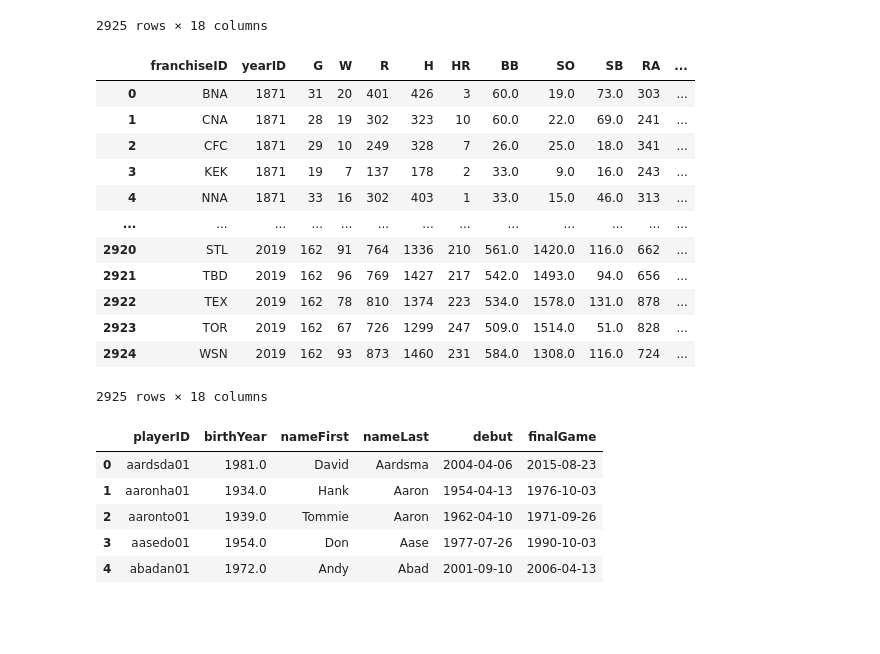
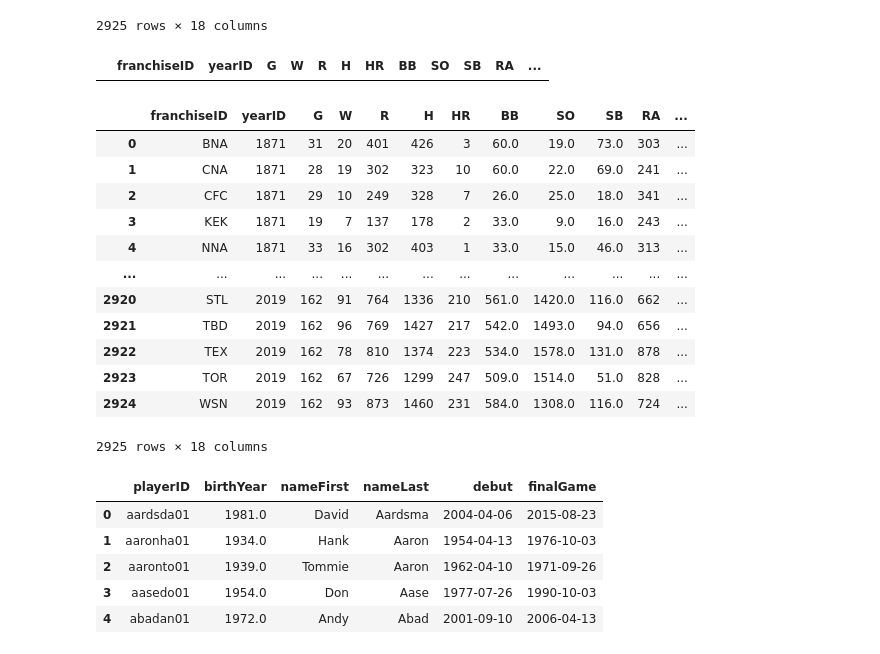
Before and after one commit to abasaltr/Baseball_Learning, a Jupyter notebook: baseball-v1/sandbox/nick/DBSetup_ra2.ipynb, the cells around one changed output. Cells and saved outputs as stored; diff of their text form; code cells hidden in the pictures; blank space fills up the shorter version.

```diff
--- a/baseball-v1/sandbox/nick/DBSetup_ra2.ipynb
+++ b/baseball-v1/sandbox/nick/DBSetup_ra2.ipynb
@@ -126,22 +126,25 @@ team_statsDF
 2925 rows × 18 columns
 # %%
 team_statsDF2 = team_statsDF.fillna(0)
-team_statsDF2[pd.isnull(team_statsDF).any(axis=1)]
-team_statsDF2
+team_statsDF2[pd.isnull(team_statsDF2).any(axis=1)]
 # %% [output]
 |  | franchiseID | yearID | G | W | R | H | HR | BB | SO | SB | RA | ... |
-| 0 | BNA | 1871 | 31 | 20 | 401 | 426 | 3 | 60.0 | 19.0 | 73.0 | 303 | ... |
-| 1 | CNA | 1871 | 28 | 19 | 302 | 323 | 10 | 60.0 | 22.0 | 69.0 | 241 | ... |
-| 2 | CFC | 1871 | 29 | 10 | 249 | 328 | 7 | 26.0 | 25.0 | 18.0 | 341 | ... |
-| 3 | KEK | 1871 | 19 | 7 | 137 | 178 | 2 | 33.0 | 9.0 | 16.0 | 243 | ... |
-| 4 | NNA | 1871 | 33 | 16 | 302 | 403 | 1 | 33.0 | 15.0 | 46.0 | 313 | ... |
-| ... | ... | ... | ... | ... | ... | ... | ... | ... | ... | ... | ... | ... |
-| 2920 | STL | 2019 | 162 | 91 | 764 | 1336 | 210 | 561.0 | 1420.0 | 116.0 | 662 | ... |
-| 2921 | TBD | 2019 | 162 | 96 | 769 | 1427 | 217 | 542.0 | 1493.0 | 94.0 | 656 | ... |
-| 2922 | TEX | 2019 | 162 | 78 | 810 | 1374 | 223 | 534.0 | 1578.0 | 131.0 | 878 | ... |
-| 2923 | TOR | 2019 | 162 | 67 | 726 | 1299 | 247 | 509.0 | 1514.0 | 51.0 | 828 | ... |
-| 2924 | WSN | 2019 | 162 | 93 | 873 | 1460 | 231 | 584.0 | 1308.0 | 116.0 | 724 | ... |
-2925 rows × 18 columns
+# %%
+team_statsDF2
+# %% [output]
+|  | franchiseID | yearID | G | W | R | H | HR | BB | SO | SB | RA | ... |
+| 0 | BNA | 1871 | 31 | 20 | 401 | 426 | 3 | 60.0 | 19.0 | 73.0 | 303 | ... |
+| 1 | CNA | 1871 | 28 | 19 | 302 | 323 | 10 | 60.0 | 22.0 | 69.0 | 241 | ... |
+| 2 | CFC | 1871 | 29 | 10 | 249 | 328 | 7 | 26.0 | 25.0 | 18.0 | 341 | ... |
+| 3 | KEK | 1871 | 19 | 7 | 137 | 178 | 2 | 33.0 | 9.0 | 16.0 | 243 | ... |
+| 4 | NNA | 1871 | 33 | 16 | 302 | 403 | 1 | 33.0 | 15.0 | 46.0 | 313 | ... |
+| ... | ... | ... | ... | ... | ... | ... | ... | ... | ... | ... | ... | ... |
+| 2920 | STL | 2019 | 162 | 91 | 764 | 1336 | 210 | 561.0 | 1420.0 | 116.0 | 662 | ... |
+| 2921 | TBD | 2019 | 162 | 96 | 769 | 1427 | 217 | 542.0 | 1493.0 | 94.0 | 656 | ... |
+| 2922 | TEX | 2019 | 162 | 78 | 810 | 1374 | 223 | 534.0 | 1578.0 | 131.0 | 878 | ... |
+| 2923 | TOR | 2019 | 162 | 67 | 726 | 1299 | 247 | 509.0 | 1514.0 | 51.0 | 828 | ... |
+| 2924 | WSN | 2019 | 162 | 93 | 873 | 1460 | 231 | 584.0 | 1308.0 | 116.0 | 724 | ... |
+2925 rows × 18 columns
 # %%
 # Read csv into a DataFrame
 playersDF = pd.read_csv(pathPlayers)
```
Also changed, not shown: parts of 3 cells of this notebook, 4 other files.
